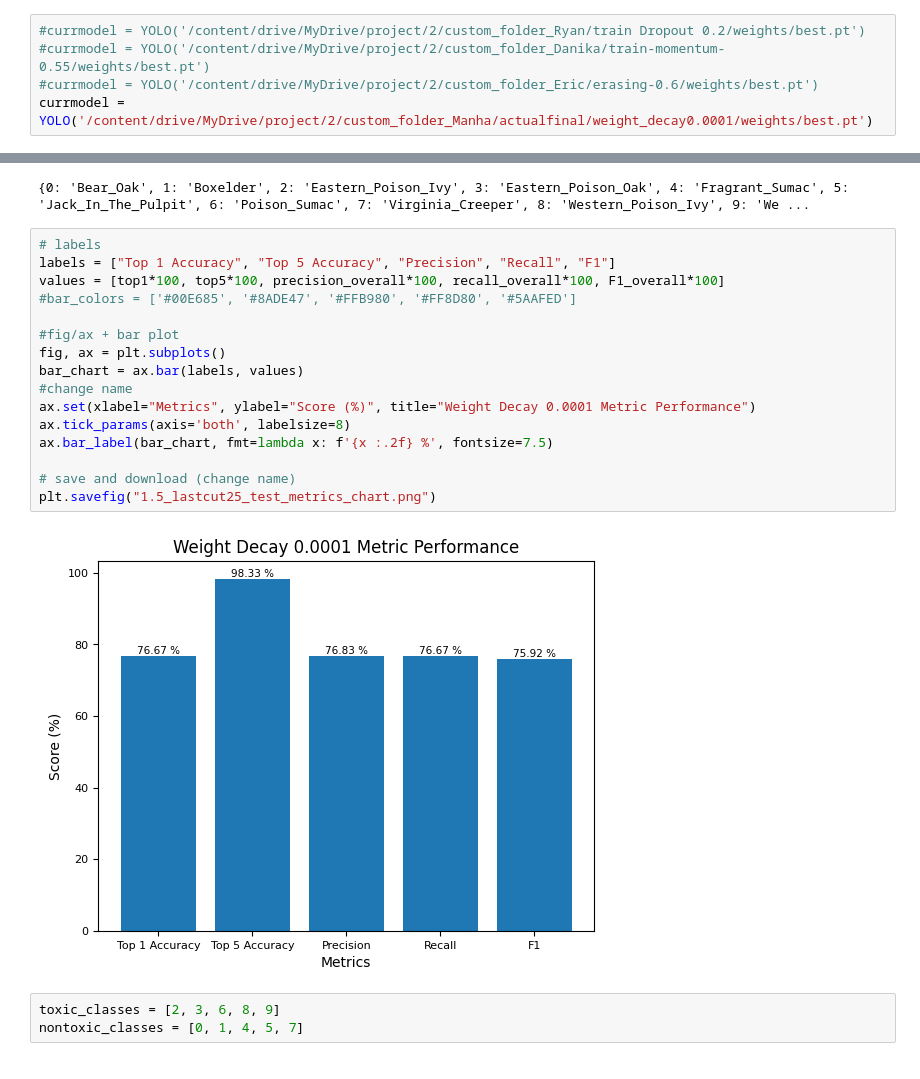
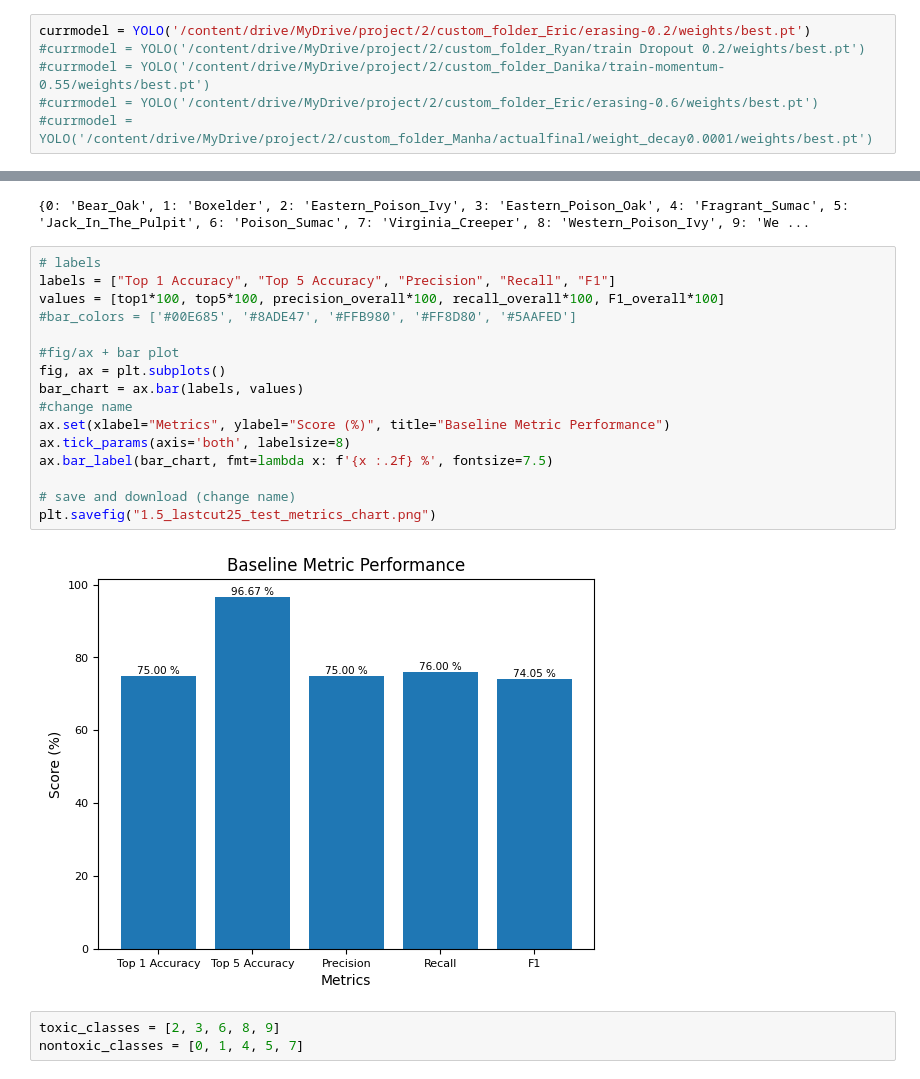
Before and after one commit to manha-star/Computer-Vision-Project, a Jupyter notebook: ComputerVisionProject.ipynb, the cells around one changed output, grey strips where cells are left out. Saved outputs shown, nothing was run; the diff lists cells and outputs as text.

```diff
--- a/ComputerVisionProject.ipynb
+++ b/ComputerVisionProject.ipynb
@@ -559,10 +559,11 @@ Choosing the right metrics to evaluate often depends on the specific application
 
 - F1 Score: Useful when a balance between precision and recall is needed.
 # %%
+currmodel = YOLO('/content/drive/MyDrive/project/2/custom_folder_Eric/erasing-0.2/weights/best.pt')
 #currmodel = YOLO('/content/drive/MyDrive/project/2/custom_folder_Ryan/train Dropout 0.2/weights/best.pt')
 #currmodel = YOLO('/content/drive/MyDrive/project/2/custom_folder_Danika/train-momentum-0.55/weights/best.pt')
 #currmodel = YOLO('/content/drive/MyDrive/project/2/custom_folder_Eric/erasing-0.6/weights/best.pt')
-currmodel = YOLO('/content/drive/MyDrive/project/2/custom_folder_Manha/actualfinal/weight_decay0.0001/weights/best.pt')
+#currmodel = YOLO('/content/drive/MyDrive/project/2/custom_folder_Manha/actualfinal/weight_decay0.0001/weights/best.pt')
 # %%
 #testing
 metrics = currmodel.val(split="test", project="/content/drive/MyDrive/project/2/custom_folder_Manha")
@@ -821,21 +827,21 @@ print(currmodel.names)
 # %%
 # labels
 labels = ["Top 1 Accuracy", "Top 5 Accuracy", "Precision", "Recall", "F1"]
 values = [top1*100, top5*100, precision_overall*100, recall_overall*100, F1_overall*100]
 #bar_colors = ['#00E685', '#8ADE47', '#FFB980', '#FF8D80', '#5AAFED']
 
 #fig/ax + bar plot
 fig, ax = plt.subplots()
 bar_chart = ax.bar(labels, values)
 #change name
-ax.set(xlabel="Metrics", ylabel="Score (%)", title="Weight Decay 0.0001 Metric Performance")
+ax.set(xlabel="Metrics", ylabel="Score (%)", title="Baseline Metric Performance")
 ax.tick_params(axis='both', labelsize=8)
 ax.bar_label(bar_chart, fmt=lambda x: f'{x :.2f} %', fontsize=7.5)
 
 # save and download (change name)
 plt.savefig("1.5_lastcut25_test_metrics_chart.png")
 # %% [output]
-[figure, old version]
+[figure, new version]
 # %%
 toxic_classes = [2, 3, 6, 8, 9]
 nontoxic_classes = [0, 1, 4, 5, 7]
```
Also changed, not shown: parts of 7 cells of this notebook.
